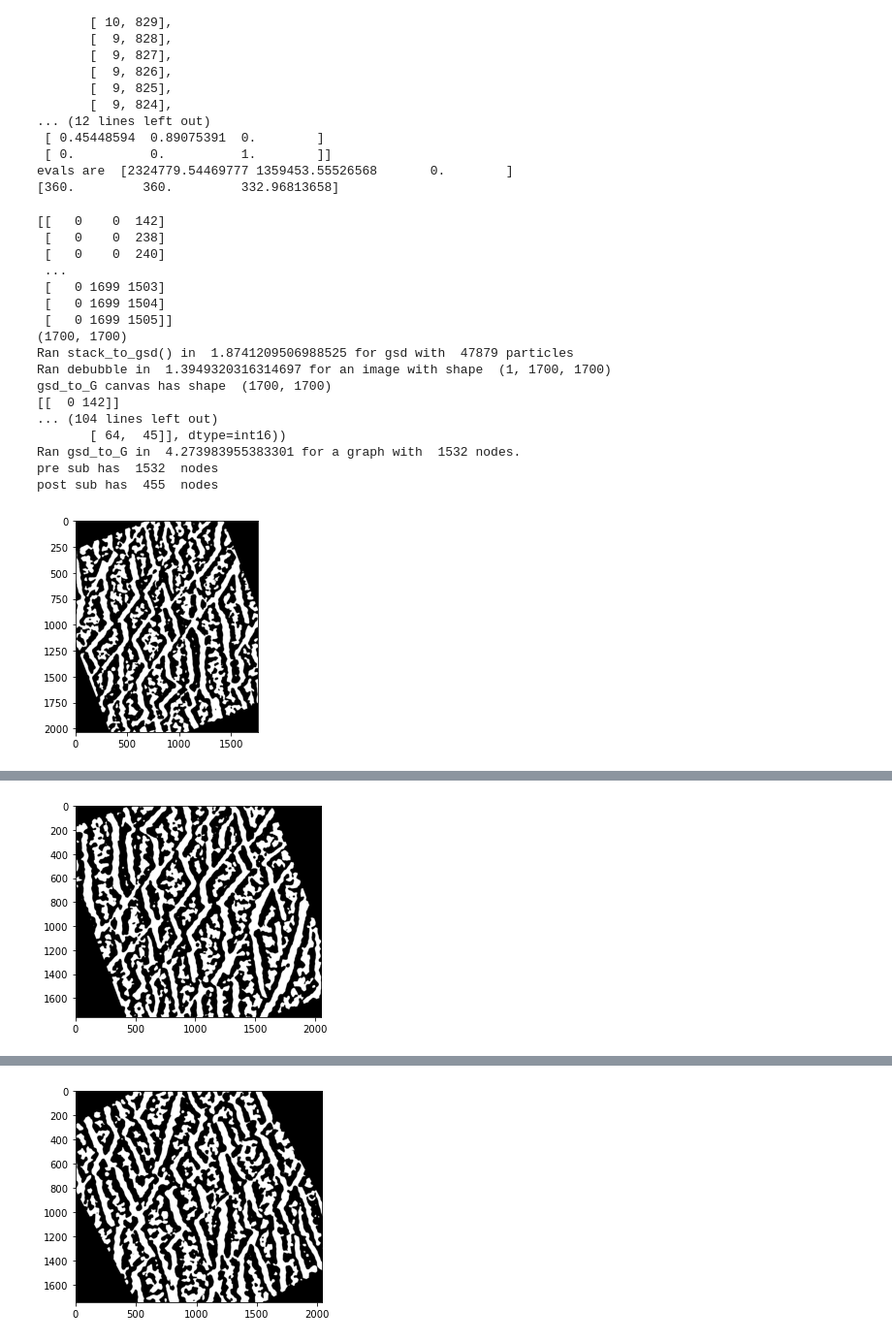
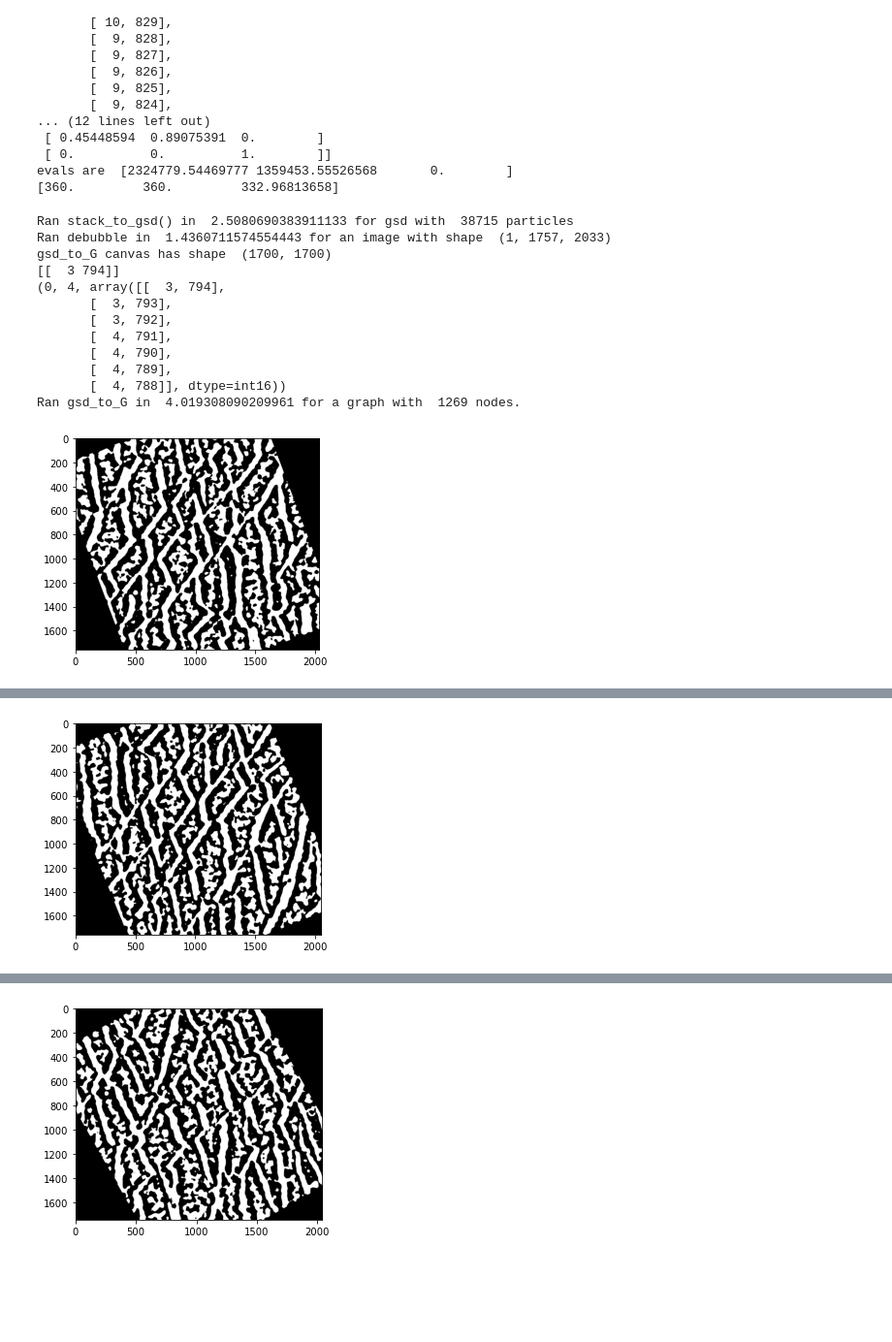
Before and after one commit to compass-stc/StructuralGT, a Jupyter notebook: StructuralGT/AnisotropyDetection.ipynb, the cells around one changed output, grey strips where cells are left out. Shown at 97% size. Drawn from its saved outputs; the diff is of its cells as text; code cells hidden in the pictures; blank space fills up the shorter version.

```diff
--- a/StructuralGT/AnisotropyDetection.ipynb
+++ b/StructuralGT/AnisotropyDetection.ipynb
@@ -9,6 +9,3 @@ import pandas as pd
 from skimage.morphology import disk
 import cv2 as cv
 import matplotlib.pyplot as plt
-# %%
-G = lattice(8,8)
-len(G.edges())
@@ -206,7 +135,3 @@ plt.show()
-# %%
-for theta,m in zip(np.linspace(0,170,36),M):
-    w, v = np.linalg.eig(m)
-    print(v)
 # %% [markdown]
 # Model networks
 # %%
@@ -406,47 +315,67 @@ gsd_to_G canvas has shape  (1748, 1750)
 evals are  [2324779.54469777 1359453.55526568       0.        ]
 [360.         360.         332.96813658]
 # %%
-for i in (1,2,3,4,5,6,7):
+img_list = []
+flow_vector_list = []
+evals_list = []
+O=[]
+samples = (3,4)
+samples = (1,2,3,4,5,6,7)
+for i in samples:
     N = network.ResistiveNetwork('TestData/Mxene/'+str(i))
-    N.stack_to_gsd(crop = [0,1700,0,1700], debubble=[disk(2)])
+    N.stack_to_circular_gsd(850, debubble=[disk(2)])
+    #N.stack_to_gsd(crop = [0,1700,0,1700], debubble=[disk(2)])
     N.G_u()
 
-    N.Gr = base.sub_G(N.Gr)
+    #N.Gr = base.sub_G(N.Gr)
     measuring_graph = base.add_weights(N, weight_type='Resistance', R_j=5)
     measuring_graph = base.add_weights(N, weight_type='Conductance', R_j=5)
-
-    A = gyration_moments_3(measuring_graph,sampling=0.2)
+    base.G_to_gsd(N.Gr, N.stack_dir + '/measuring_graph.gsd')
+    A = gyration_moments_3(measuring_graph,sampling=0.1)
 
     from scipy.spatial.transform import Rotation as R
     evals,rot_mat = np.linalg.eig(A)
 
     r = R.from_matrix(rot_mat)
     r = -r.as_rotvec(degrees=True)
-    if evals[0]<evals[1]: r = r + 90
+    if evals[0]<evals[1]:
+        evals = [evals[1],evals[0]]
+        r[2] = r[2] + 90
+        flow_vector = rot_mat[0]
+    else:
+        flow_vector = rot_mat[1]
     if r[2] < 0: r = r + 360
 
     img_bin = cv.imread(N.stack_dir+'/slice0.tiff') #Original image
     image_center = tuple(np.array(img_bin.shape[1::-1]) / 2)
     rot_mat = cv.getRotationMatrix2D(image_center, r[2], 1.0)
     rot_img = cv.warpAffine(img_bin, rot_mat, img_bin.shape[1::-1], flags=cv.INTER_LINEAR)
+    img_list.append(img_bin)
+    flow_vector_list.append(flow_vector)
+    evals_list.append(evals)
     plt.imshow(rot_img)
     plt.show()
+
+    """
+    N.stack_to_circular_gsd(850, debubble=[disk(1)], rotate=r[2], name='rot_skel.gsd')
+    N.G_u()
+    N.Gr = base.sub_G(N.Gr)
+    N.potential_distribution(1, [0,100], [1600,1700], R_j=0)
+    O.append(N.effective_resistance())
+    N.potential_distribution(0, [0,100], [1600,1700], R_j=0)
+    O.append(N.effective_resistance())
+    """
 # %% [output]
-[[   0    0  142]
- [   0    0  238]
- [   0    0  240]
- ...
- [   0 1699 1503]
- [   0 1699 1504]
- [   0 1699 1505]]
-(1700, 1700)
-Ran stack_to_gsd() in  1.8741209506988525 for gsd with  47879 particles
-Ran debubble in  1.3949320316314697 for an image with shape  (1, 1700, 1700)
+Ran stack_to_gsd() in  2.5080690383911133 for gsd with  38715 particles
+Ran debubble in  1.4360711574554443 for an image with shape  (1, 1757, 2033)
 gsd_to_G canvas has shape  (1700, 1700)
-[[  0 142]]
-... (104 lines left out)
-       [ 64,  45]], dtype=int16))
-Ran gsd_to_G in  4.273983955383301 for a graph with  1532 nodes.
-pre sub has  1532  nodes
-post sub has  455  nodes
+[[  3 794]]
+(0, 4, array([[  3, 794],
+       [  3, 793],
+       [  3, 792],
+       [  4, 791],
+       [  4, 790],
+       [  4, 789],
+       [  4, 788]], dtype=int16))
+Ran gsd_to_G in  4.019308090209961 for a graph with  1269 nodes.
-[figure, old version]
+[figure, new version]
@@ -470 +399 @@ post sub has  440  nodes
-[figure, old version]
+[figure, new version]
```
Also changed, not shown: parts of 24 cells of this notebook, 3 other files.
